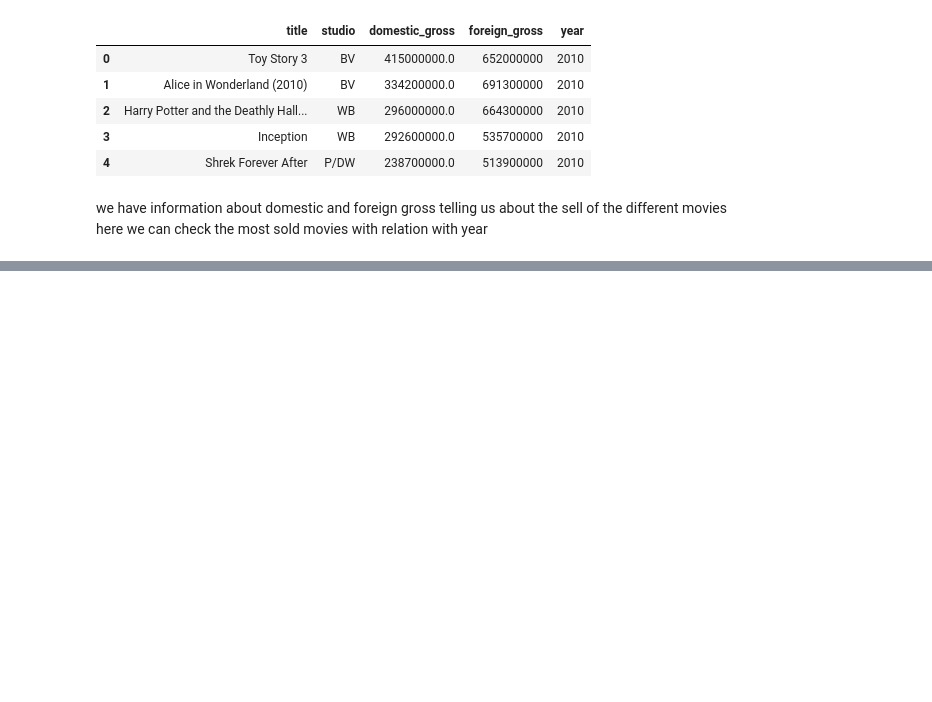
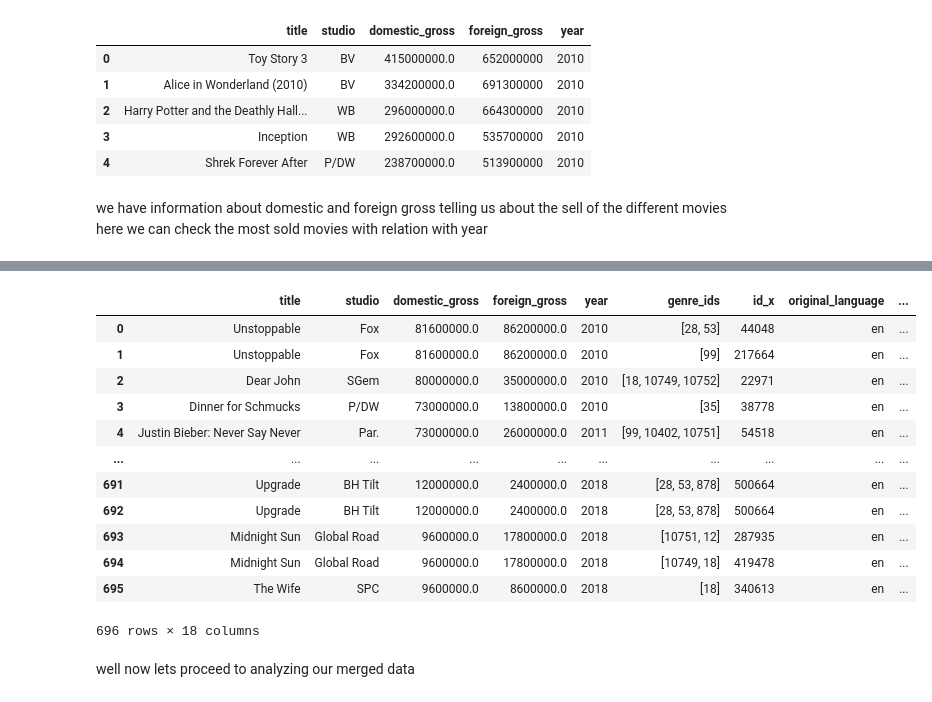
Before and after one commit to victormuuo07/Project_trial2, a Jupyter notebook: index.ipynb, the cells around one changed output, grey strips where cells are left out. Drawn from its saved outputs; the diff is of its cells as text; code cells hidden in the pictures; blank space fills up the shorter version.

```diff
--- a/index.ipynb
+++ b/index.ipynb
@@ -50,0 +192,3 @@ we
+# %%
+# Remove dollar sign and commas, convert to numeric (float for decimals)
+tn['production_budget'] = pd.to_numeric(tn['production_budget'].str.replace('[$,]', '', regex=True), errors='coerce')
@@ -50,0 +210,4 @@ we
+# %%
+# Remove dollar sign and commas, convert to numeric (float for decimals)
+tn['worldwide_gross'] = pd.to_numeric(tn['worldwide_gross'].str.replace('[$,]', '', regex=True), errors='coerce')
+tn['worldwide_gross'].info
@@ -50,0 +227,4 @@ we
+# %%
+# Remove dollar sign and commas, convert to numeric (float for decimals)
+tn['domestic_gross'] = pd.to_numeric(tn['domestic_gross'].str.replace('[$,]', '', regex=True), errors='coerce')
+tn['domestic_gross'].info
@@ -50,0 +244,19 @@ we
+# %%
+merged_data = pd.merge(merged_df, tn, on='domestic_gross', how='inner')
+merged_data
+# %% [output]
+|  | title | studio | domestic_gross | foreign_gross | year | genre_ids | id_x | original_language | ... |
+| 0 | Unstoppable | Fox | 81600000.0 | 86200000.0 | 2010 | [28, 53] | 44048 | en | ... |
+| 1 | Unstoppable | Fox | 81600000.0 | 86200000.0 | 2010 | [99] | 217664 | en | ... |
+| 2 | Dear John | SGem | 80000000.0 | 35000000.0 | 2010 | [18, 10749, 10752] | 22971 | en | ... |
+| 3 | Dinner for Schmucks | P/DW | 73000000.0 | 13800000.0 | 2010 | [35] | 38778 | en | ... |
+| 4 | Justin Bieber: Never Say Never | Par. | 73000000.0 | 26000000.0 | 2011 | [99, 10402, 10751] | 54518 | en | ... |
+| ... | ... | ... | ... | ... | ... | ... | ... | ... | ... |
+| 691 | Upgrade | BH Tilt | 12000000.0 | 2400000.0 | 2018 | [28, 53, 878] | 500664 | en | ... |
+| 692 | Upgrade | BH Tilt | 12000000.0 | 2400000.0 | 2018 | [28, 53, 878] | 500664 | en | ... |
+| 693 | Midnight Sun | Global Road | 9600000.0 | 17800000.0 | 2018 | [10751, 12] | 287935 | en | ... |
+| 694 | Midnight Sun | Global Road | 9600000.0 | 17800000.0 | 2018 | [10749, 18] | 419478 | en | ... |
+| 695 | The Wife | SPC | 9600000.0 | 8600000.0 | 2018 | [18] | 340613 | en | ... |
+696 rows × 18 columns
+# %% [markdown]
+well now lets proceed to analyzing our merged data
```
Also changed, not shown: parts of 23 cells of this notebook.
